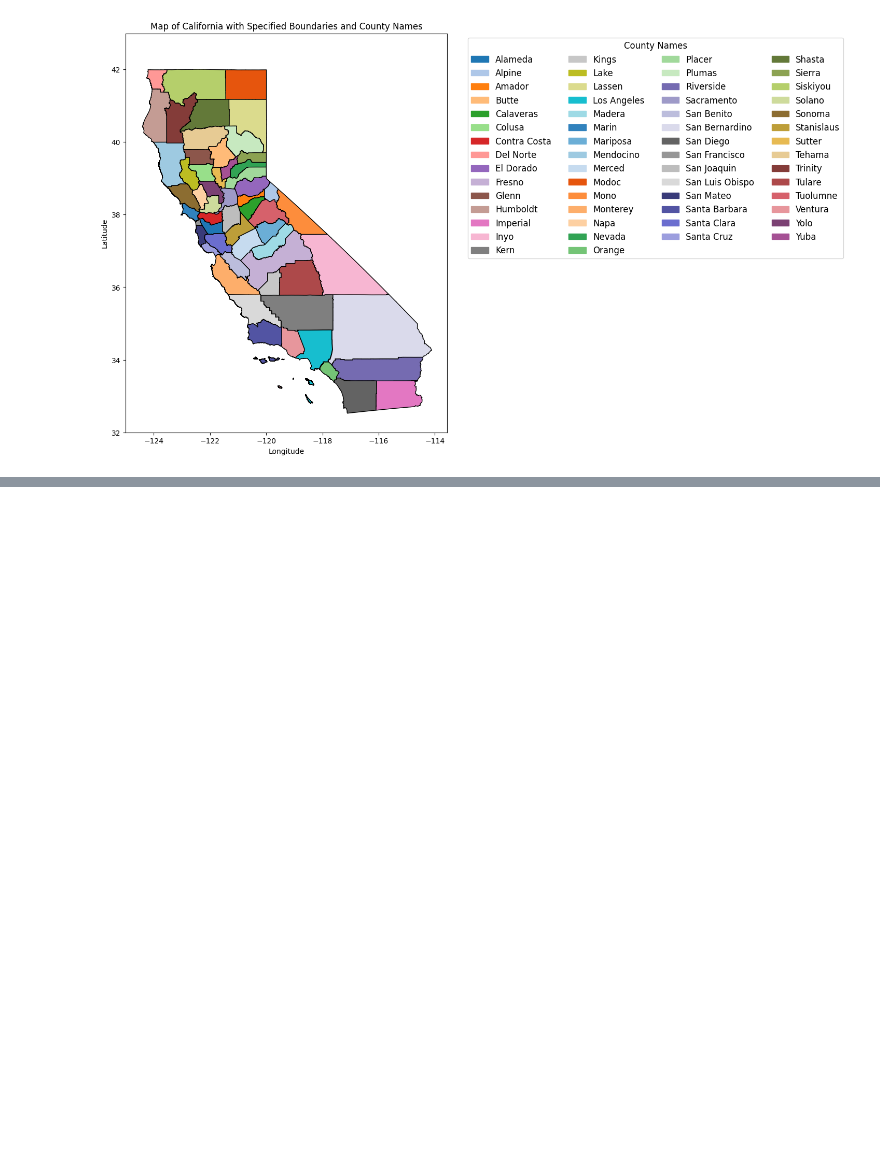
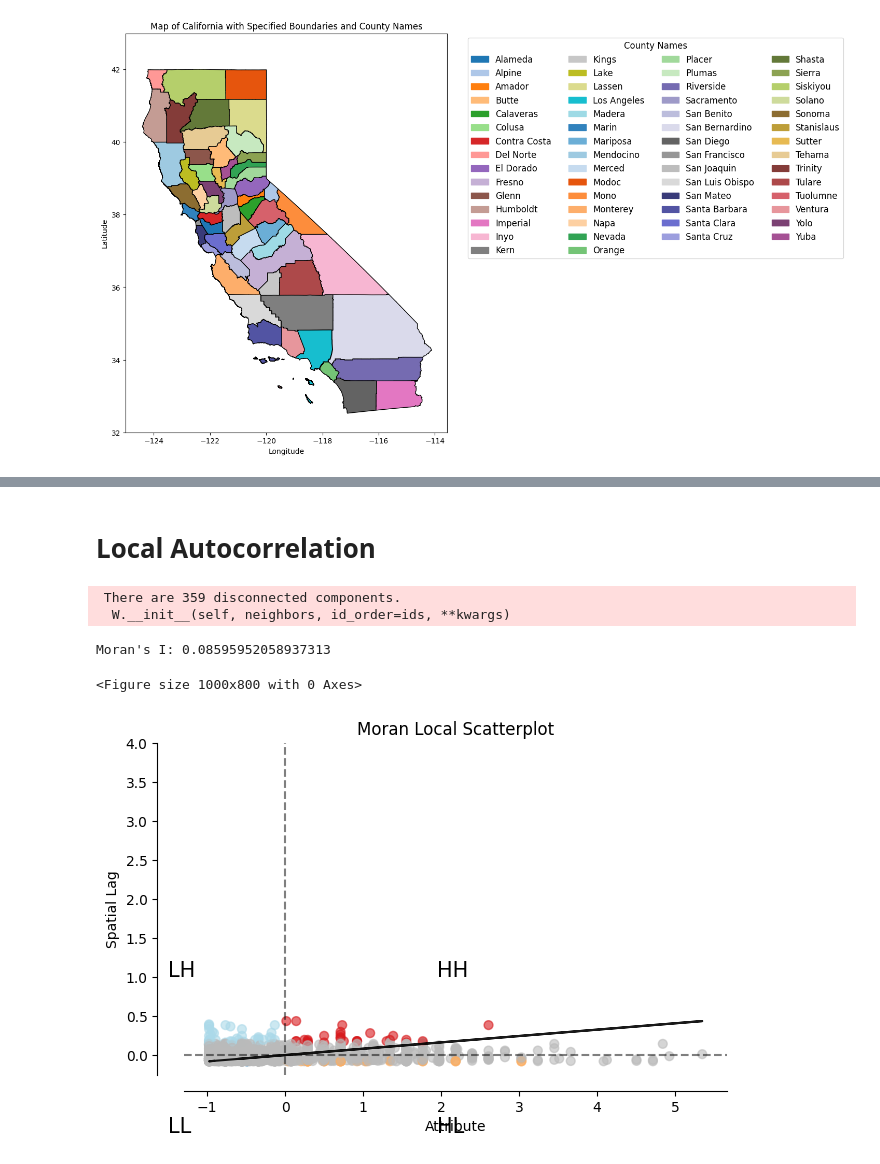
Before and after one commit to arifadli/Exploratory-Spatial-Data-Analysis, a Jupyter notebook: Earthquake Research/ESDA - Earthquake California.ipynb, the cells around one changed output, grey strips where cells are left out. Drawn from its saved outputs; the diff is of its cells as text; code cells hidden in the pictures; blank space fills up the shorter version.

```diff
--- a/Earthquake Research/ESDA - Earthquake California.ipynb
+++ b/Earthquake Research/ESDA - Earthquake California.ipynb
@@ -611,0 +765,42 @@ ax.set_axis_off()
+# %% [markdown]
+# **Local Autocorrelation**
+# %%
+from splot.esda import moran_scatterplot
+import matplotlib.pyplot as plt
+
+# Menghilangkan nilai yang hilang
+df = df.dropna(subset=['mag'])
+
+# Membuat matriks bobot spasial
+w = weights.KNN.from_dataframe(df, k=1)
+
+# Menghitung Moran's I
+y_mag = df['mag']
+moran = Moran(y_mag, w)
+
+# Mencetak hasil Moran's I
+print("Moran's I:", moran.I)
+
+# Local Moran's I
+mag_local_moran = esda.moran.Moran_Local(y_mag, w)
+
+# Plotting Local Moran's I scatterplot
+plt.figure(figsize=(10, 8))  # Atur ukuran plot di sini
+moran_scatterplot(mag_local_moran, p=0.05)
+
+plt.ylim(-0.25, 4)
+
+
+# Tambahkan keterangan
+plt.text(1.95, 1, 'HH', fontsize=15)
+plt.text(1.95, -1.0, 'HL', fontsize=15)
+plt.text(-1.5, 1, 'LH', fontsize=15)
+plt.text(-1.5, -1, 'LL', fontsize=15)
+
+plt.show()
+# %% [output]
+ There are 359 disconnected components.
+  W.__init__(self, neighbors, id_order=ids, **kwargs)
+Moran's I: 0.08595952058937313
+<Figure size 1000x800 with 0 Axes>
+[figure, added]
```
Also changed, not shown: parts of 47 cells of this notebook, 2 other files.
